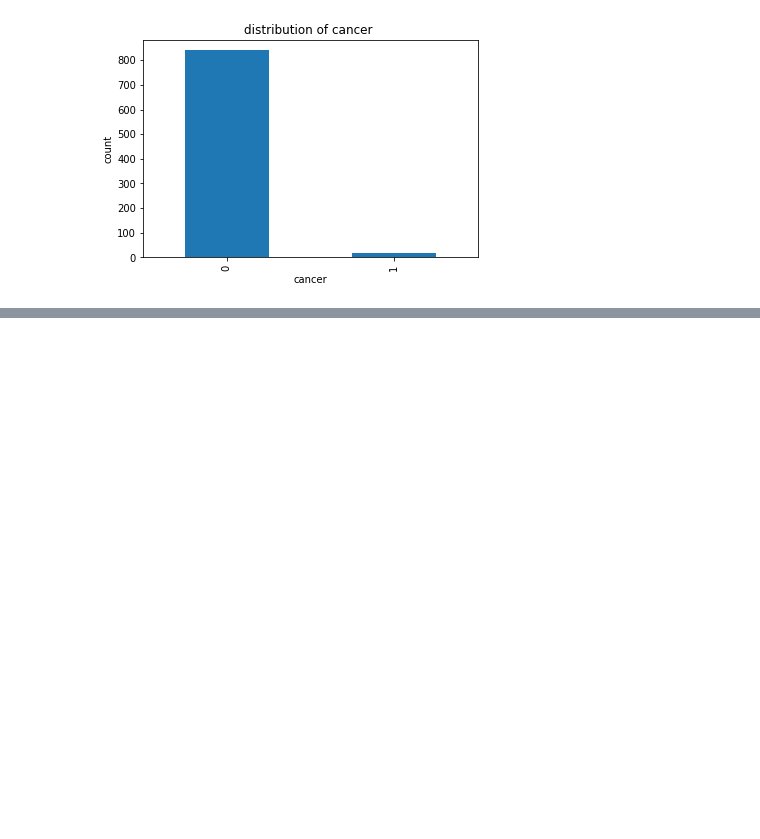
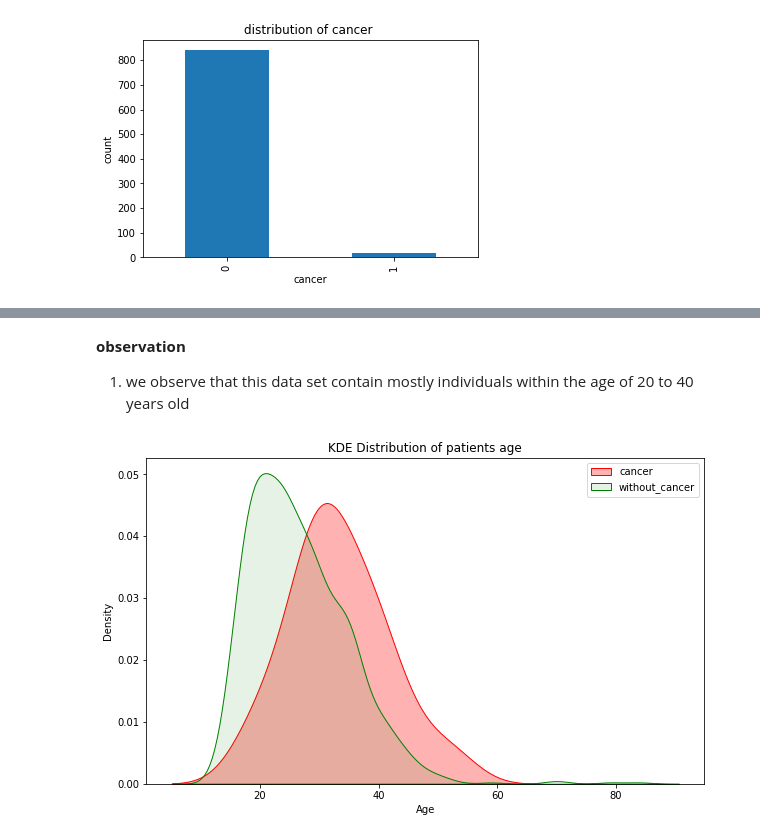
Before and after one commit to Dibieoluchi/cervical-cancer-risk-analysis, a Jupyter notebook: exploratory data analysis .ipynb, the cells around one changed output, grey strips where cells are left out. Drawn from its saved outputs; the diff is of its cells as text; code cells hidden in the pictures; blank space fills up the shorter version.

```diff
--- a/exploratory data analysis .ipynb
+++ b/exploratory data analysis .ipynb
@@ -186,0 +247,3 @@ plt.show()
+# %%
+cancer = cervical_cancer[cervical_cancer['Dx:Cancer'] ==1]
+cancer
@@ -186,0 +269,3 @@ plt.show()
+# %%
+without_cancer = cervical_cancer[cervical_cancer['Dx:Cancer'] ==0]
+without_cancer
@@ -186,0 +318,13 @@ plt.show()
+# %% [markdown]
+**observation**
+1. we observe that this data set contain mostly individuals within the age of 20 to 40 years old
+# %%
+fig, ax = plt.subplots(1, 1, figsize=(10, 6))
+sns.kdeplot(x='Age', data=cancer , color='red', ax=ax, fill=True, alpha=.3, label='cancer')
+sns.kdeplot(x='Age', data=without_cancer, color='green', ax=ax, fill=True, alpha=.1, label='without_cancer')
+plt.title('KDE Distribution of patients age')
+plt.xlabel('Age')
+plt.legend()
+plt.show()
+# %% [output]
+[figure, added]
```
Also changed, not shown: parts of 14 cells of this notebook, 1 other file.
